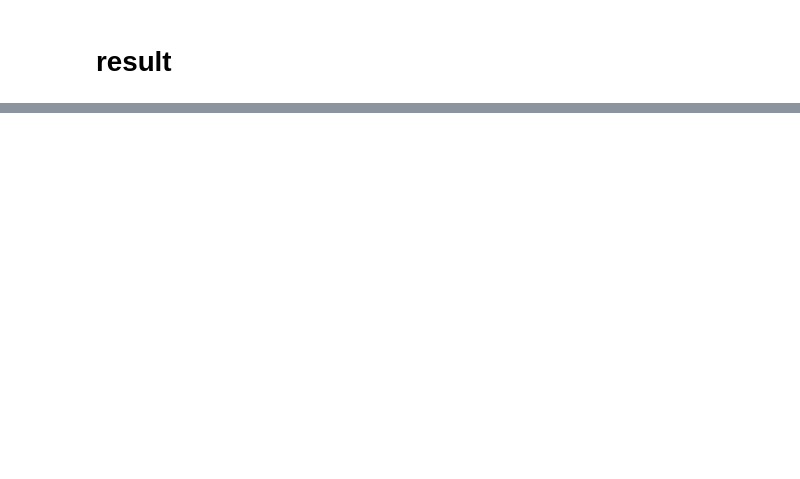
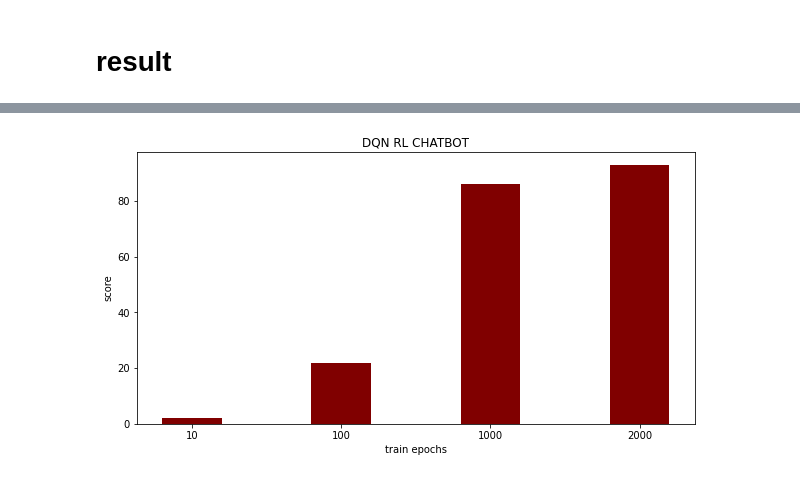
Before and after one commit to skywalker0803r/works, a Jupyter notebook: bert_dqn.ipynb, the cells around one changed output, grey strips where cells are left out. Drawn from its saved outputs; the diff is of its cells as text; code cells hidden in the pictures; blank space fills up the shorter version.

```diff
--- a/bert_dqn.ipynb
+++ b/bert_dqn.ipynb
@@ -243,20 +246,19 @@ class ChatbotEnv(gym.Env):
     self.label_array = pd.get_dummies(self.label_array.T.apply(np.argmax)).values
     self.預處理模型 = preprocess_model()
     self.action_space = spaces.Discrete(4)
-    self.observation_space = spaces.Box(low=-10,high=10,shape=(576,), dtype=np.float32)
+    self.observation_space = spaces.Box(low=-10,high=10,shape=(n,), dtype=np.float32)
     self.action = 0
 
   def reset(self):
     self.idx = 0
     state = ''.join(self.features_df.loc[self.idx,:].values)
     state = self.預處理模型(state)
-    return state.detach().numpy().reshape(576,)
+    return state.detach().numpy().reshape(n,)
 
   def step(self, action):
     self.action = action
-    answer = self.label_array[self.idx]
-    print(answer)
-    if (action == answer).all():
+    answer = np.argmax(self.label_array[self.idx])
+    if action == answer:
       reward = 1
     else:
       reward = 0
@@ -267,13 +269,14 @@ class ChatbotEnv(gym.Env):
       self.idx -= 1
     state = ''.join(self.features_df.loc[self.idx,:].values)
     state = self.預處理模型(state)
-    return state.detach().numpy().reshape(576,), reward, done, info
+    return state.detach().numpy().reshape(n,), reward, done, info
 
   def render(self):
     print('idx:',self.idx)
     print('sentence:',''.join(self.features_df.loc[self.idx,:].values))
     print('action:',self.action)
-    print('is correct?',bool((self.action == self.label_array[self.idx]).all()))
+    print('answer:',np.argmax(self.label_array[self.idx]))
+    print('is correct?',self.action == np.argmax(self.label_array[self.idx]))
 
   def close(self):
     pass
@@ -405,0 +475,22 @@ is correct? False
+# %%
+import numpy as np
+import matplotlib.pyplot as plt
+
+
+# creating the dataset
+data = {'10':result[0], '100':result[1], '1000':result[2],'2000':result[3]}
+courses = list(data.keys())
+values = list(data.values())
+
+fig = plt.figure(figsize = (10, 5))
+
+# creating the bar plot
+plt.bar(courses, values, color ='maroon',
+        width = 0.4)
+
+plt.xlabel("train epochs")
+plt.ylabel("score")
+plt.title("DQN RL CHATBOT")
+plt.show()
+# %% [output]
+[figure, added]
```
Also changed, not shown: parts of 17 cells of this notebook.
